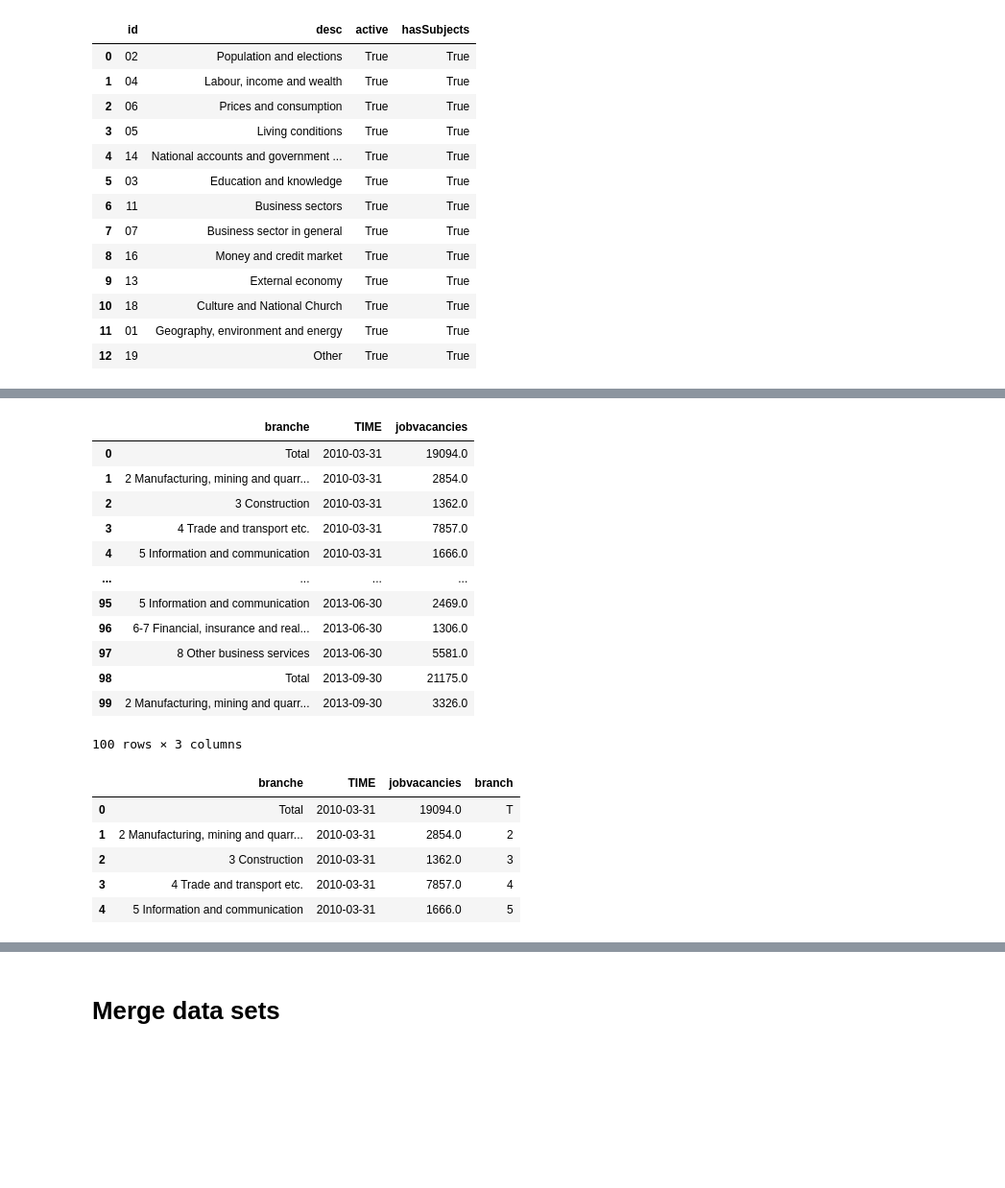
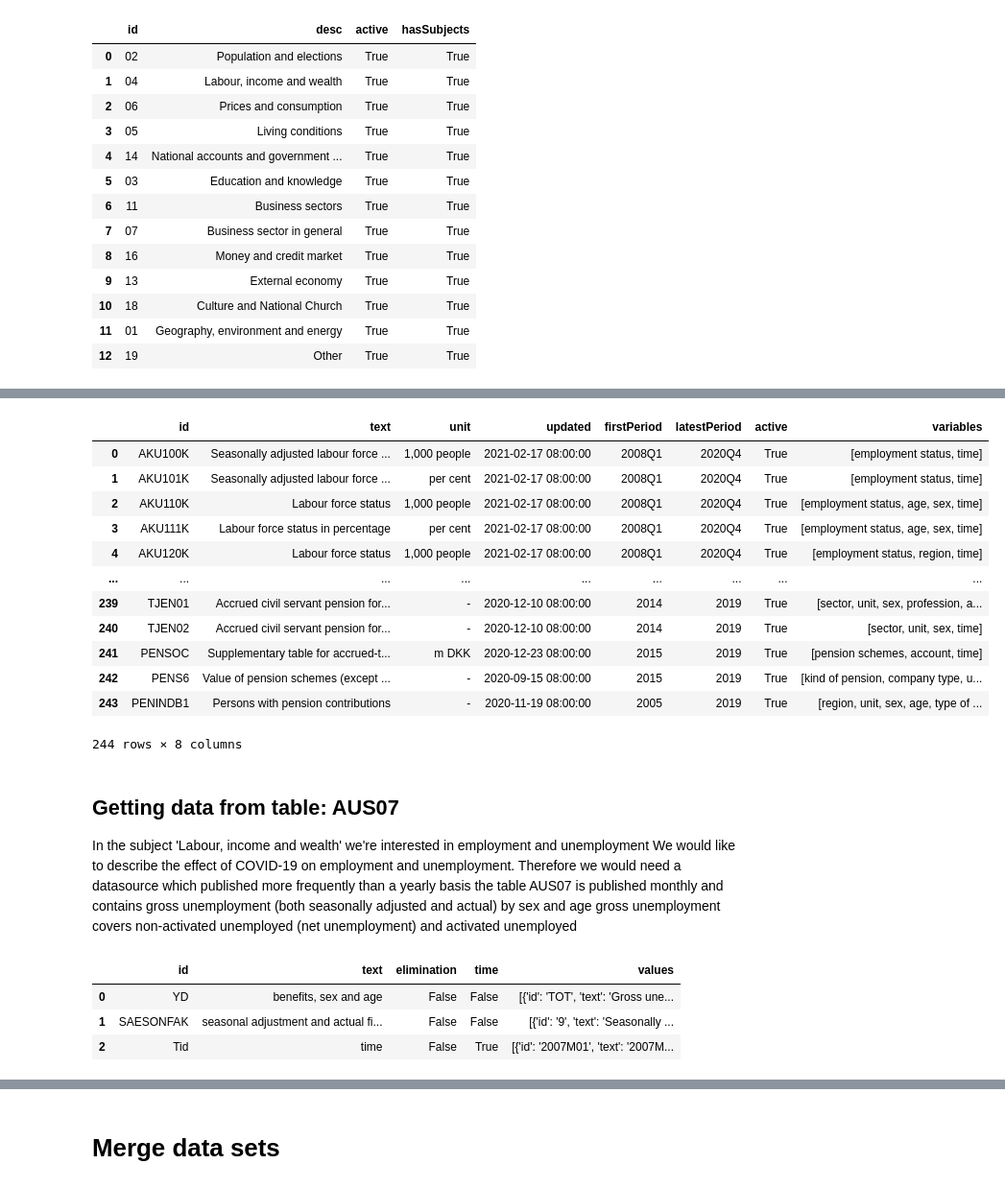
Before and after one commit to ceciliechrstnsn/projects-2021-luna-hjerteknuser, a Jupyter notebook: dataproject/dataproject.ipynb, the cells around one changed output, grey strips where cells are left out. Shown: that part at 96% size. Cells and saved outputs as stored; diff of their text form; code cells hidden in the pictures; blank space fills up the shorter version.

Commit message:
Text is needed

```diff
--- a/dataproject/dataproject.ipynb
+++ b/dataproject/dataproject.ipynb
@@ -376,29 +50,36 @@ lsk01.head(100)
-# %%
-lsk01['TIME'] =  pd.to_datetime(lsk01['TIME'])
-lsk01['TIME'] = lsk01['TIME'] + pd.offsets.QuarterEnd(0)
-lsk01.head(100)
-# %% [output]
-|  | branche | TIME | jobvacancies |
-| 0 | Total | 2010-03-31 | 19094.0 |
-| 1 | 2 Manufacturing, mining and quarr... | 2010-03-31 | 2854.0 |
-| 2 | 3 Construction | 2010-03-31 | 1362.0 |
-| 3 | 4 Trade and transport etc. | 2010-03-31 | 7857.0 |
-| 4 | 5 Information and communication | 2010-03-31 | 1666.0 |
-| ... | ... | ... | ... |
-| 95 | 5 Information and communication | 2013-06-30 | 2469.0 |
-| 96 | 6-7 Financial, insurance and real... | 2013-06-30 | 1306.0 |
-| 97 | 8 Other business services | 2013-06-30 | 5581.0 |
-| 98 | Total | 2013-09-30 | 21175.0 |
-| 99 | 2 Manufacturing, mining and quarr... | 2013-09-30 | 3326.0 |
-100 rows × 3 columns
-# %%
-###### HVAD BRUGER VI DET HER TIL?
-lsk01['branch'] = lsk01['branche'].str[:1]
-lsk01.head()
-# %% [output]
-|  | branche | TIME | jobvacancies | branch |
-| 0 | Total | 2010-03-31 | 19094.0 | T |
-| 1 | 2 Manufacturing, mining and quarr... | 2010-03-31 | 2854.0 | 2 |
-| 2 | 3 Construction | 2010-03-31 | 1362.0 | 3 |
-| 3 | 4 Trade and transport etc. | 2010-03-31 | 7857.0 | 4 |
-| 4 | 5 Information and communication | 2010-03-31 | 1666.0 | 5 |
+# %%
+# We're interested in the labour marking which is a part the subject 'Labour, income and wealth' with id=04
+tables = Dst.get_tables(subjects=['04'])
+tables
+# %% [output]
+|  | id | text | unit | updated | firstPeriod | latestPeriod | active | variables |
+| 0 | AKU100K | Seasonally adjusted labour force ... | 1,000 people | 2021-02-17 08:00:00 | 2008Q1 | 2020Q4 | True | [employment status, time] |
+| 1 | AKU101K | Seasonally adjusted labour force ... | per cent | 2021-02-17 08:00:00 | 2008Q1 | 2020Q4 | True | [employment status, time] |
+| 2 | AKU110K | Labour force status | 1,000 people | 2021-02-17 08:00:00 | 2008Q1 | 2020Q4 | True | [employment status, age, sex, time] |
+| 3 | AKU111K | Labour force status in percentage | per cent | 2021-02-17 08:00:00 | 2008Q1 | 2020Q4 | True | [employment status, age, sex, time] |
+| 4 | AKU120K | Labour force status | 1,000 people | 2021-02-17 08:00:00 | 2008Q1 | 2020Q4 | True | [employment status, region, time] |
+| ... | ... | ... | ... | ... | ... | ... | ... | ... |
+| 239 | TJEN01 | Accrued civil servant pension for... | - | 2020-12-10 08:00:00 | 2014 | 2019 | True | [sector, unit, sex, profession, a... |
+| 240 | TJEN02 | Accrued civil servant pension for... | - | 2020-12-10 08:00:00 | 2014 | 2019 | True | [sector, unit, sex, time] |
+| 241 | PENSOC | Supplementary table for accrued-t... | m DKK | 2020-12-23 08:00:00 | 2015 | 2019 | True | [pension schemes, account, time] |
+| 242 | PENS6 | Value of pension schemes (except ... | - | 2020-09-15 08:00:00 | 2015 | 2019 | True | [kind of pension, company type, u... |
+| 243 | PENINDB1 | Persons with pension contributions | - | 2020-11-19 08:00:00 | 2005 | 2019 | True | [region, unit, sex, age, type of ... |
+244 rows × 8 columns
+# %% [markdown]
+## Getting data from table: AUS07
+In the subject 'Labour, income and wealth' we're interested in employment and unemployment
+We would like to describe the effect of COVID-19 on employment and unemployment.
+Therefore we would need a datasource which published more frequently than a yearly basis
+the table AUS07 is published monthly and contains gross unemployment (both seasonally adjusted and actual) by sex and age
+gross unemployment covers non-activated unemployed (net unemployment) and activated unemployed
+# %%
+# Storing table AUS07
+data_aus07 = tables[tables.id=='AUS07']
+# Getting an overview of the different variables in AUS07
+aus_vars = Dst.get_variables(table_id='AUS07')
+aus_vars
+# %% [output]
+|  | id | text | elimination | time | values |
+| 0 | YD | benefits, sex and age | False | False | [{'id': 'TOT', 'text': 'Gross une... |
+| 1 | SAESONFAK | seasonal adjustment and actual fi... | False | False | [{'id': '9', 'text': 'Seasonally ... |
+| 2 | Tid | time | False | True | [{'id': '2007M01', 'text': '2007M... |
```
Also changed, not shown: parts of 53 cells of this notebook.
